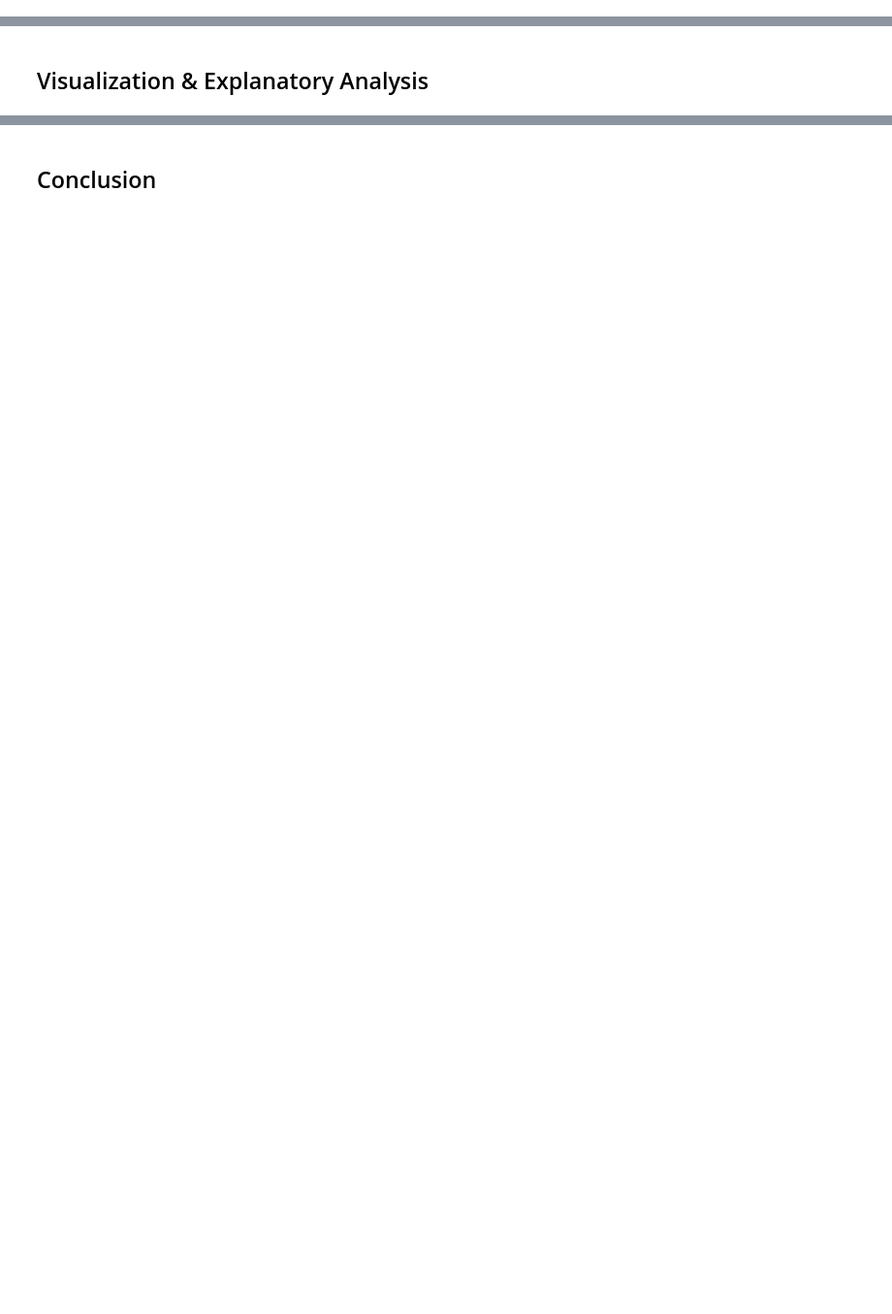
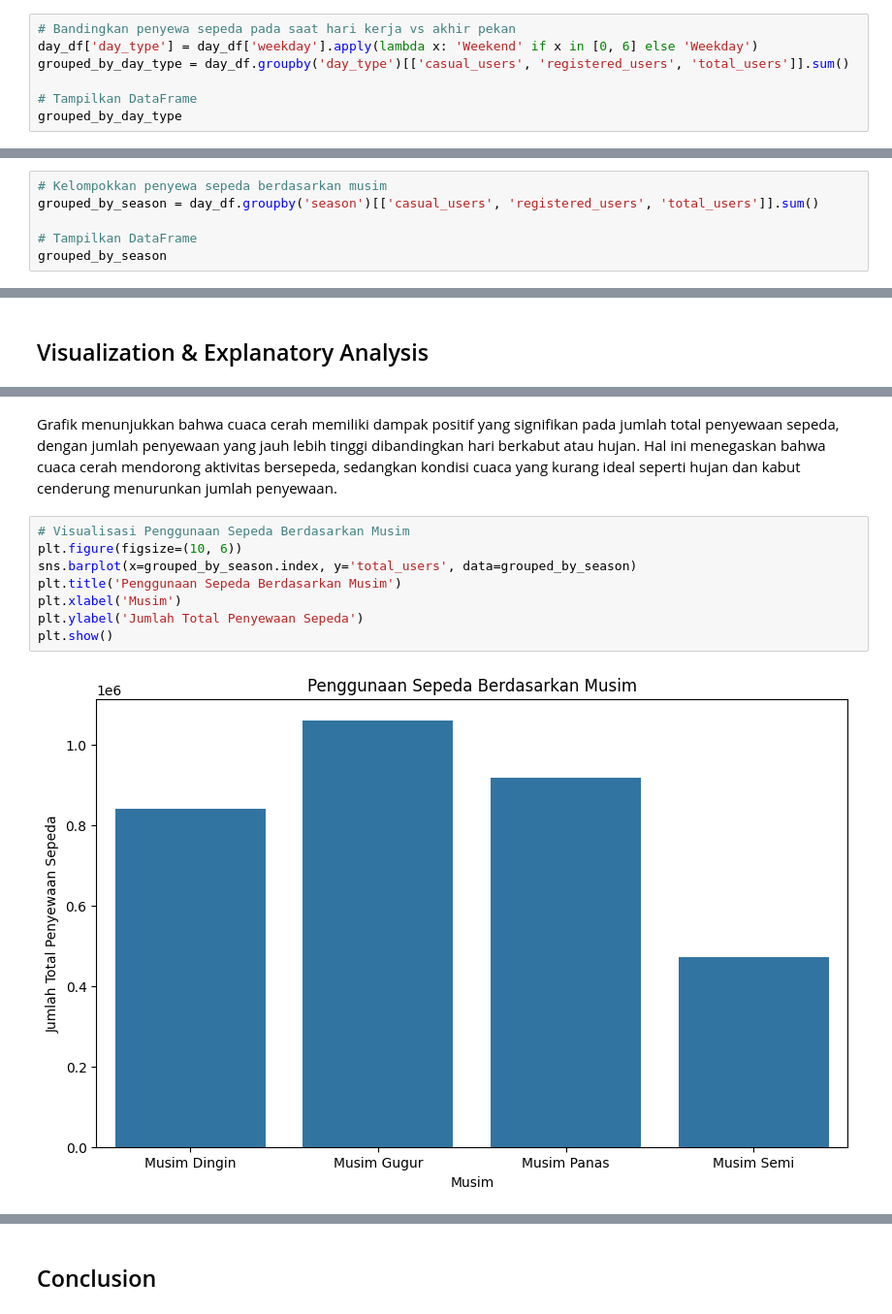
Before and after one commit to quenzvezda/dicoding-bike-sharing-rentals, a Jupyter notebook: notebook.ipynb, the cells around one changed output, grey strips where cells are left out. Shown: that part at 97% size. Drawn from its saved outputs; the diff is of its cells as text; blank space fills up the shorter version.

```diff
--- a/notebook.ipynb
+++ b/notebook.ipynb
@@ -71,0 +407,7 @@ hourly_bike_sharing_data.head()
+# %%
+# Bandingkan penyewa sepeda pada saat hari kerja vs akhir pekan
+day_df['day_type'] = day_df['weekday'].apply(lambda x: 'Weekend' if x in [0, 6] else 'Weekday')
+grouped_by_day_type = day_df.groupby('day_type')[['casual_users', 'registered_users', 'total_users']].sum()
+
+# Tampilkan DataFrame
+grouped_by_day_type
@@ -71,0 +434,6 @@ hourly_bike_sharing_data.head()
+# %%
+# Kelompokkan penyewa sepeda berdasarkan musim
+grouped_by_season = day_df.groupby('season')[['casual_users', 'registered_users', 'total_users']].sum()
+
+# Tampilkan DataFrame
+grouped_by_season
@@ -77,0 +490,12 @@ hourly_bike_sharing_data.head()
+# %% [markdown]
+Grafik menunjukkan bahwa cuaca cerah memiliki dampak positif yang signifikan pada jumlah total penyewaan sepeda, dengan jumlah penyewaan yang jauh lebih tinggi dibandingkan hari berkabut atau hujan. Hal ini menegaskan bahwa cuaca cerah mendorong aktivitas bersepeda, sedangkan kondisi cuaca yang kurang ideal seperti hujan dan kabut cenderung menurunkan jumlah penyewaan.
+# %%
+# Visualisasi Penggunaan Sepeda Berdasarkan Musim
+plt.figure(figsize=(10, 6))
+sns.barplot(x=grouped_by_season.index, y='total_users', data=grouped_by_season)
+plt.title('Penggunaan Sepeda Berdasarkan Musim')
+plt.xlabel('Musim')
+plt.ylabel('Jumlah Total Penyewaan Sepeda')
+plt.show()
+# %% [output]
+[figure, added]
```
Also changed, not shown: parts of 75 cells of this notebook, 2 other files.
